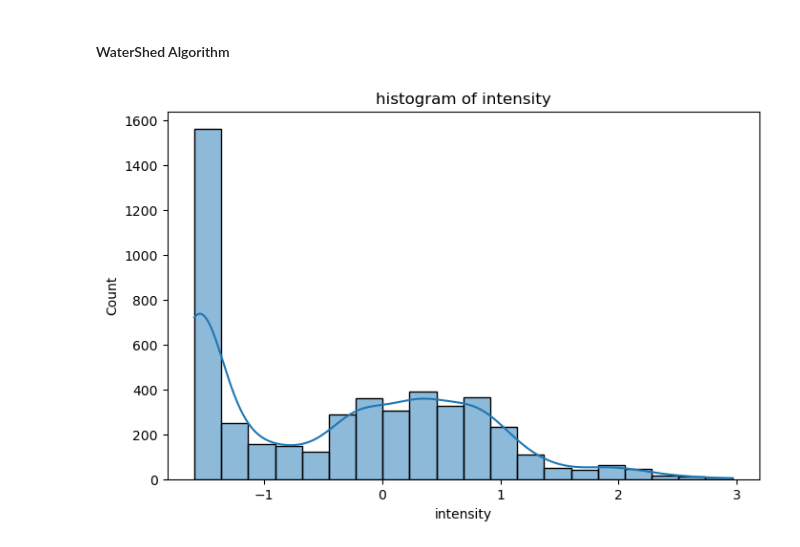
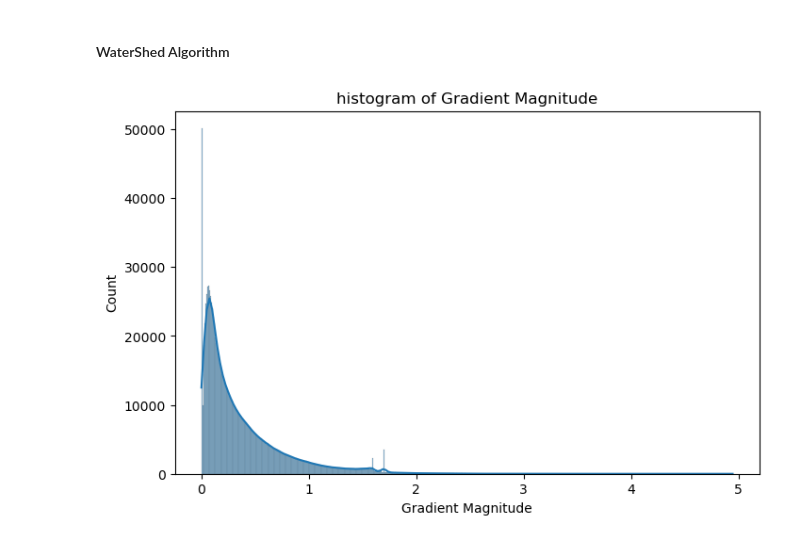
Before and after one commit to Mehrdadt1999/MRI_Preprocessing, a Jupyter notebook: Part3/MRI_preprocessing_part3.ipynb, the cells around one changed output. Drawn from its saved outputs; the diff is of its cells as text; code cells hidden in the pictures.

```diff
--- a/Part3/MRI_preprocessing_part3.ipynb
+++ b/Part3/MRI_preprocessing_part3.ipynb
@@ -134,13 +134,14 @@ plt.show()
 #### WaterShed Algorithm
 # %%
 image = sitk.ReadImage(df_adc["path"].iloc[4])
-image_arr = sitk.GetArrayFromImage(image)
+gradient_image = sitk.GradientMagnitude(image)
+image_arr = sitk.GetArrayFromImage(gradient_image)
 
 
 plt.figure(figsize=(8, 5))
-sns.histplot(image_arr[:,:,10].flatten(),  kde=True)
-plt.xlabel("intensity")
-plt.title("histogram of intensity")
+sns.histplot(image_arr.flatten(),  kde=True)
+plt.xlabel("Gradient Magnitude")
+plt.title("histogram of Gradient Magnitude")
 plt.show()
 # %% [output]
-[figure, old version]
+[figure, new version]
```
Also changed, not shown: parts of 9 cells of this notebook.
